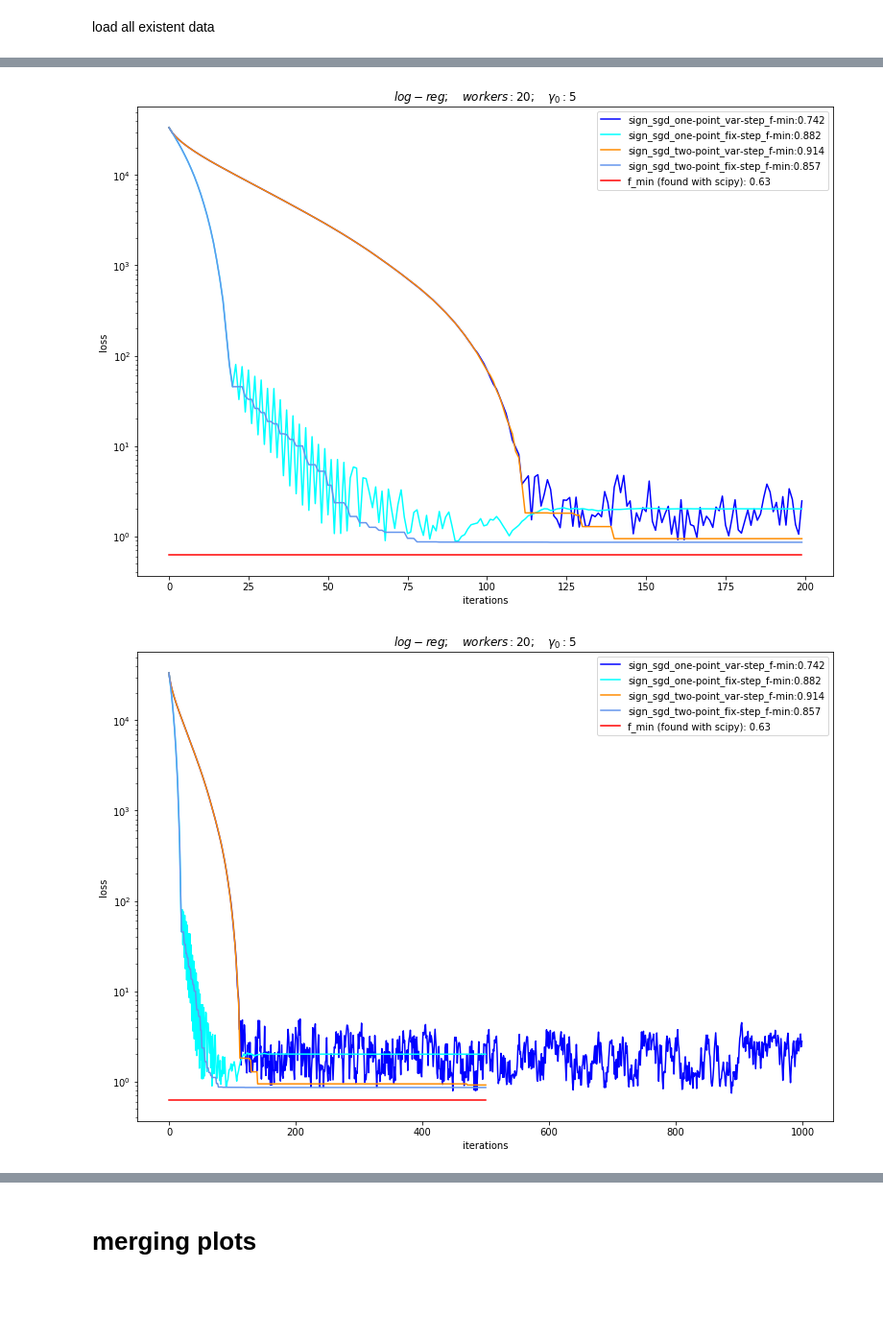
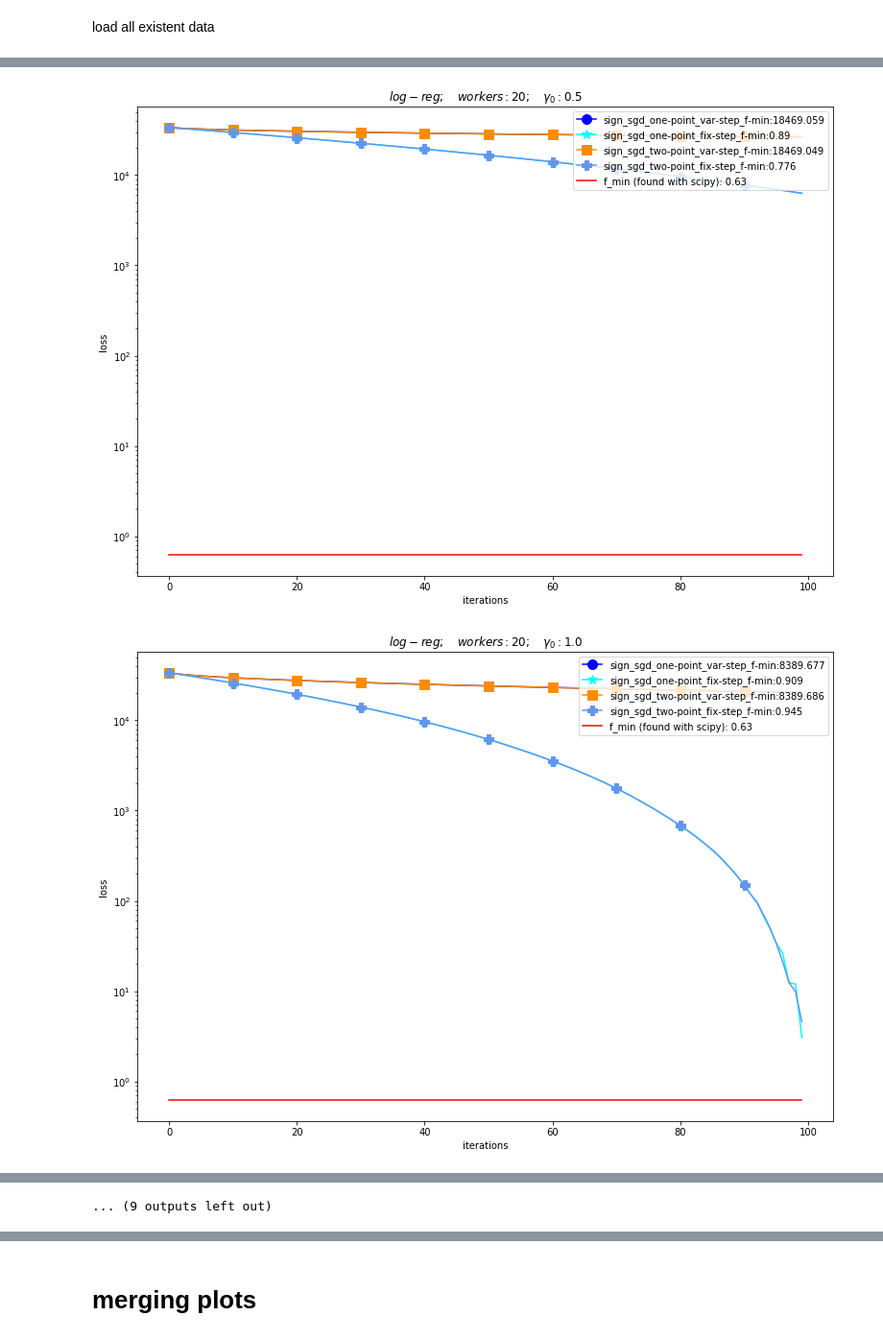
Before and after one commit to IgorSokoloff/neurips_sign_sgd_paper, a Jupyter notebook: sign_sgd/Processing.ipynb, the cells around one changed output, grey strips where cells are left out. Shown at 96% size. Drawn from its saved outputs; the diff is of its cells as text; code cells hidden in the pictures; blank space fills up the shorter version.

```diff
--- a/sign_sgd/Processing.ipynb
+++ b/sign_sgd/Processing.ipynb
@@ -54,7 +54,7 @@ def myrepr(x):
 from logreg_functions import *
 from sigmoid_functions import *
 # %%
-project_path = "/Users/igorsokolov/Yandex.Disk.localized/MIPT/Science/Richtarik/signSGD/experiments/sign_sgd/"
+project_path = "/Users/igorsokolov/Google_Drive/sign_sgd/"
 
 experiment_name_short = "sign_sgd"
 experiment_name_ar = ["sign_sgd_majority"]
@@ -175,7 +175,7 @@ firstly lets find f_min of log-reg mushrooms
 load all existent data
 # %%
 #upload whole data
-project_path = "/Users/igorsokolov/Yandex.Disk.localized/MIPT/Science/Richtarik/signSGD/experiments/sign_sgd/"
+project_path = "/Users/igorsokolov/Google_Drive/sign_sgd/"
 
 experiment_name_short = "sign_sgd"
 experiment_name_ar = ["sign_sgd_majority"]
@@ -250,6 +250,9 @@ itertools.product (experiment_name_ar, dataset_ar, loss_func_ar, upd_option_ar,
 
     label_ar[id_label] = id_label
 
+keys = list (label_ar.keys())
+values = ['o','*','s','P']
+marker_ar = dict(zip(keys, values))
 
 #what dow you want to show in the plot
 
@@ -264,12 +267,12 @@ step_type_ar = ["var-step", "fix-step"]
 n_workers_ar = [20]
 gamma_0_ar = [0.1, 0.5, 1.0, 2.0, 5.0, 10.0, 20.0]
 
-gamma_0_ar = [5.0]
+#gamma_0_ar = [5.0]
 
 batch_ar = [1]
 colors = ['blue', 'aqua', 'darkorange', 'cornflowerblue', 'red']
 
-n_iter_ar = [100,200, 1000]
+n_iter_ar = [100,200,500]
 for n_iter in n_iter_ar:
     #plt.plot(its_ar[:np.argmin (loss_ar)], loss_ar[:np.argmin (loss_ar)], color=color, label=str(label_ar[0]))
     for gamma_0 in  gamma_0_ar:
@@ -283,9 +286,13 @@ for n_iter in n_iter_ar:
 
             if  ((id_str in its_ar) and id_str in loss_ar):
                 if n_iter is None:
-                    plt.plot(its_ar[id_str], loss_ar[id_str], color=colors[i], label= label_ar[id_label] + "_f-min:{0}".format(round(np.min(loss_ar[id_str]), 3))  )
+                    markers_on = its_ar[id_str][ its_ar[id_str]%10==0 ]
+                    plt.plot(its_ar[id_str], loss_ar[id_str], color=colors[i], marker=marker_ar[id_label], markersize=10, markevery=markers_on, label= label_ar[id_label] + "_f-min:{0}".format(round(np.min(loss_ar[id_str]), 3))  )
                 else:
-                    plt.plot(its_ar[id_str][:n_iter], loss_ar[id_str][:n_iter], color=colors[i], label= label_ar[id_label] + "_f-min:{0}".format(round(np.min(loss_ar[id_str]), 3))  )
+                    its_cur = its_ar[id_str][:n_iter]
+                    markers_on = list(its_cur[its_cur%10==0 ])
+                    #print (n_iter, markers_on)
+                    plt.plot(its_ar[id_str][:n_iter], loss_ar[id_str][:n_iter], marker=marker_ar[id_label], markersize=10, markevery=markers_on, color=colors[i], label= label_ar[id_label] + "_f-min:{0}".format(round(np.min(loss_ar[id_str]), 3))  )
 
         if ((id_str in its_ar) and id_func in f_min_ar):
             if n_iter is None:
@@ -298,13 +305,13 @@ for n_iter in n_iter_ar:
         plt.xlabel('iterations')
         plt.yscale('log')
 
-        title = r"${0};\quadworkers: {1};\quad \gamma_0: {2}$".format( loss_func, n_workers, int(gamma_0) )
+        title = r"${0};\quadworkers: {1};\quad \gamma_0: {2}$".format( loss_func, n_workers, round(gamma_0,1) )
         plt.title(title)
         plt.legend(loc="upper right")
         if n_iter is None:
-            plt.savefig(plot_path + "{0}; {1} workers; {2} gamma_0; {3} n_iter .pdf".format(loss_func, n_workers, int(gamma_0), its_ar[id_str].shape[0]))
+            plt.savefig(plot_path + "{0}; {1} workers; {2} gamma_0; {3} n_iter .pdf".format(loss_func, n_workers, myrepr(gamma_0,1), its_ar[id_str].shape[0]))
         else:
-            plt.savefig(plot_path + "{0}; {1} workers; {2} gamma_0; {3} n_iter .pdf".format(loss_func, n_workers, int(gamma_0), n_iter))
+            plt.savefig(plot_path + "{0}; {1} workers; {2} gamma_0; {3} n_iter .pdf".format(loss_func, n_workers, myrepr(gamma_0), n_iter))
         plt.show()
 
 
@@ -314,2 +321,2 @@ for n_iter in n_iter_ar:
-[figure, old version]
+[figure, new version]
-[figure, old version]
+[figure, new version]
@@ -315,0 +332 @@ for n_iter in n_iter_ar:
+... (9 outputs left out)
```
Also changed, not shown: parts of 18 cells of this notebook, 4 other files.
